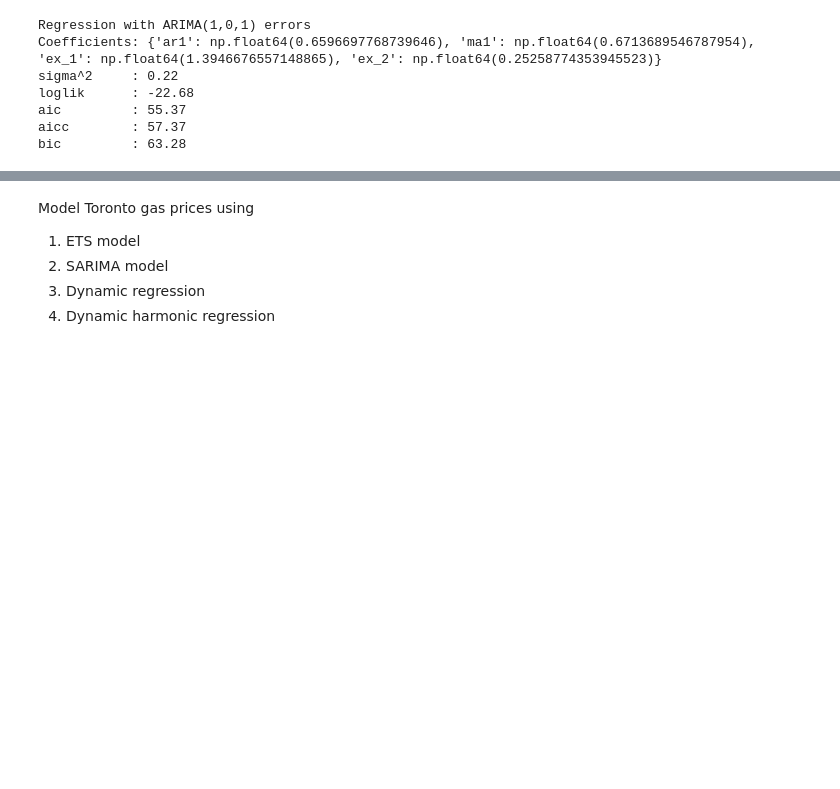
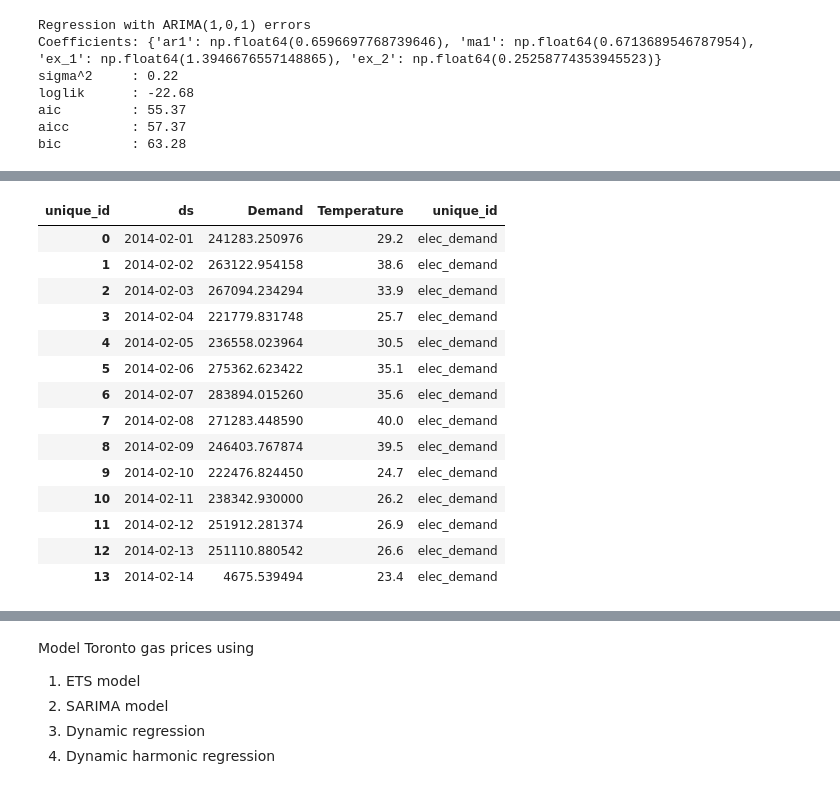
Before and after one commit to sebsciarra/gas_pump_prices, a Jupyter notebook: notebooks/chap10_dynamic_reg.ipynb, the cells around one changed output, grey strips where cells are left out. Saved outputs shown, nothing was run; the diff lists cells and outputs as text; code cells hidden in the pictures; blank space fills up the shorter version.

```diff
--- a/notebooks/chap10_dynamic_reg.ipynb
+++ b/notebooks/chap10_dynamic_reg.ipynb
@@ -367,0 +382,38 @@ bic         : 63.28
+# %%
+df_elec = pd.read_csv('data/raw/vic_elec.csv', parse_dates=['ds'])
+df_jan14 = df_elec.loc[df_elec['ds'].ge('2014-01') & df_elec['ds'].lt('2014-02')]
+
+df_wide = df_jan14.pivot(index=['ds'], columns=['unique_id'], values='y').reset_index()
+
+# compute daily aggregates
+df_daily = (df_wide.resample('D', on='ds').agg(
+    {'Demand': 'sum',
+     "Temperature": "max"})).reset_index()
+
+df_feb = df_elec.loc[df_elec['ds'].ge('2014-02') & df_elec['ds'].le('2014-02-14')]
+df_wide = df_feb.pivot(index=['ds'], columns=['unique_id'], values='y').reset_index()
+
+# compute daily aggregates
+df_feb = (df_wide.resample('D', on='ds').agg(
+    {'Demand': 'sum',
+     "Temperature": "max"})).reset_index()
+
+df_daily['unique_id'] = 'elec_demand'
+df_feb['unique_id'] = 'elec_demand'
+df_feb
+# %% [output]
+| unique_id | ds | Demand | Temperature | unique_id |
+| 0 | 2014-02-01 | 241283.250976 | 29.2 | elec_demand |
+| 1 | 2014-02-02 | 263122.954158 | 38.6 | elec_demand |
+| 2 | 2014-02-03 | 267094.234294 | 33.9 | elec_demand |
+| 3 | 2014-02-04 | 221779.831748 | 25.7 | elec_demand |
+| 4 | 2014-02-05 | 236558.023964 | 30.5 | elec_demand |
+| 5 | 2014-02-06 | 275362.623422 | 35.1 | elec_demand |
+| 6 | 2014-02-07 | 283894.015260 | 35.6 | elec_demand |
+| 7 | 2014-02-08 | 271283.448590 | 40.0 | elec_demand |
+| 8 | 2014-02-09 | 246403.767874 | 39.5 | elec_demand |
+| 9 | 2014-02-10 | 222476.824450 | 24.7 | elec_demand |
+| 10 | 2014-02-11 | 238342.930000 | 26.2 | elec_demand |
+| 11 | 2014-02-12 | 251912.281374 | 26.9 | elec_demand |
+| 12 | 2014-02-13 | 251110.880542 | 26.6 | elec_demand |
+| 13 | 2014-02-14 | 4675.539494 | 23.4 | elec_demand |
```
Also changed, not shown: parts of 5 cells of this notebook, 1 other file.
